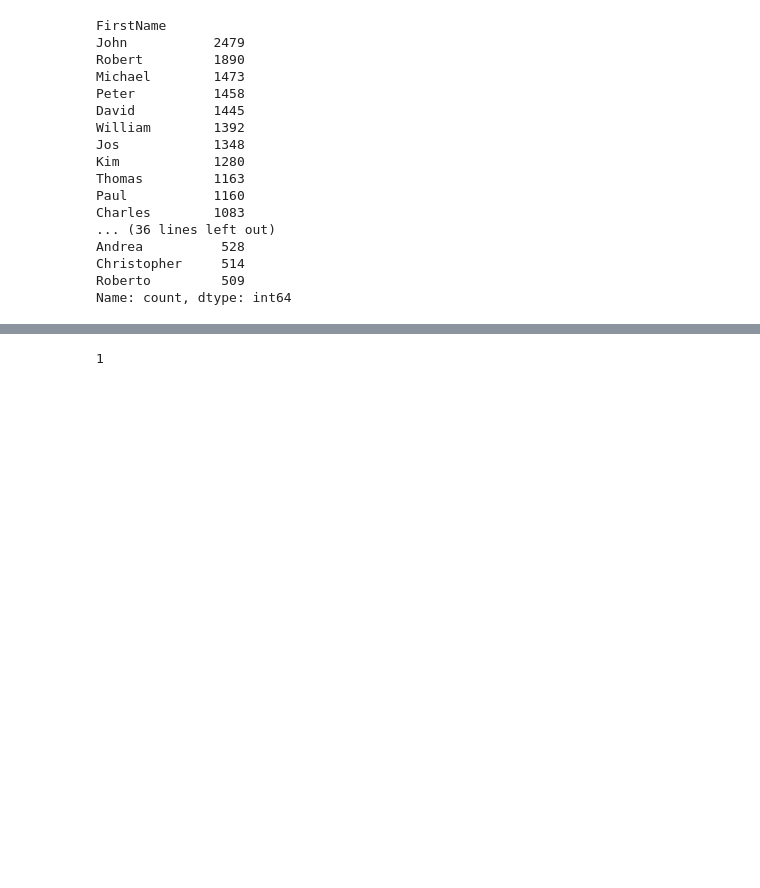
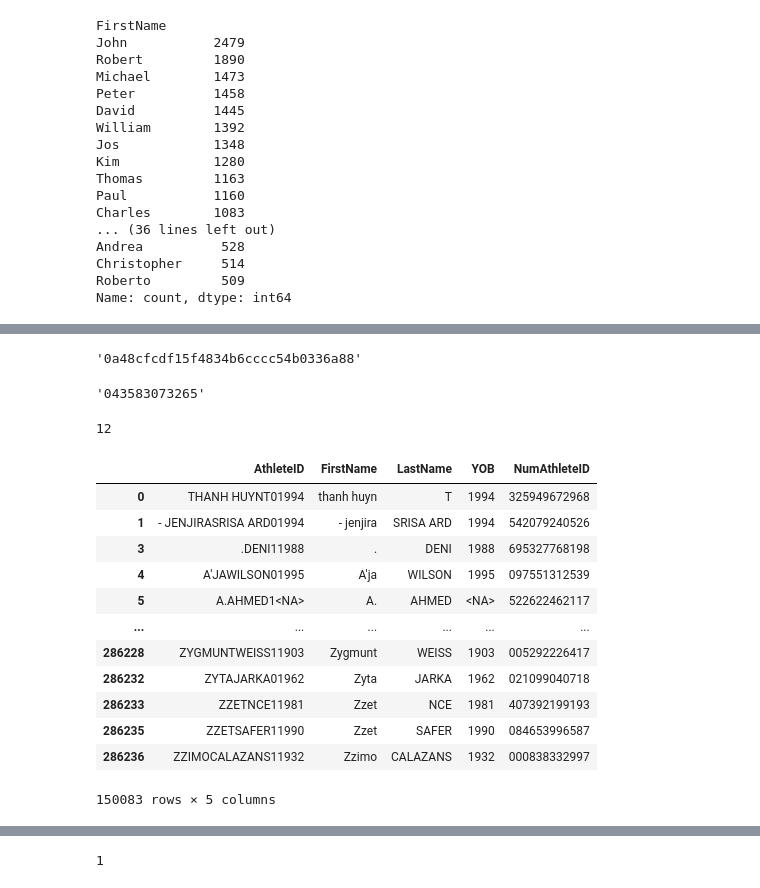
Before and after one commit to gitadum/querympics, a Jupyter notebook: analysis/explore.ipynb, the cells around one changed output, grey strips where cells are left out. Cells and saved outputs as stored; diff of their text form; code cells hidden in the pictures; blank space fills up the shorter version.

```diff
--- a/analysis/explore.ipynb
+++ b/analysis/explore.ipynb
@@ -535,0 +553,40 @@ athlet.groupby("Athlete")
+# %%
+import uuid
+uuid.uuid4().hex
+# %% [output]
+'0a48cfcdf15f4834b6cccc54b0336a88'
+# %%
+import hashlib
+s = "JOSVAN VEEN01986"
+
+def genid(s):
+    id = int(hashlib.sha1(s.encode("utf-8")).hexdigest(), 16) % (10 ** 12)
+    id = str(id).zfill(12)
+    return id
+
+genid(s)
+# %% [output]
+'043583073265'
+# %%
+len("043583073265")
+# %% [output]
+12
+# %%
+person["NumAthleteID"] = person["AthleteID"].apply(genid)
+athlet["NumAthleteID"] = athlet["AthleteID"].apply(genid)
+# %%
+person
+# %% [output]
+|  | AthleteID | FirstName | LastName | YOB | NumAthleteID |
+| 0 | THANH HUYNT01994 | thanh huyn | T | 1994 | 325949672968 |
+| 1 | - JENJIRASRISA ARD01994 | - jenjira | SRISA ARD | 1994 | 542079240526 |
+| 3 | .DENI11988 | . | DENI | 1988 | 695327768198 |
+| 4 | A'JAWILSON01995 | A'ja | WILSON | 1995 | 097551312539 |
+| 5 | A.AHMED1<NA> | A. | AHMED | <NA> | 522622462117 |
+| ... | ... | ... | ... | ... | ... |
+| 286228 | ZYGMUNTWEISS11903 | Zygmunt | WEISS | 1903 | 005292226417 |
+| 286232 | ZYTAJARKA01962 | Zyta | JARKA | 1962 | 021099040718 |
+| 286233 | ZZETNCE11981 | Zzet | NCE | 1981 | 407392199193 |
+| 286235 | ZZETSAFER11990 | Zzet | SAFER | 1990 | 084653996587 |
+| 286236 | ZZIMOCALAZANS11932 | Zzimo | CALAZANS | 1932 | 000838332997 |
+150083 rows × 5 columns
```
Also changed, not shown: parts of 18 cells of this notebook.
